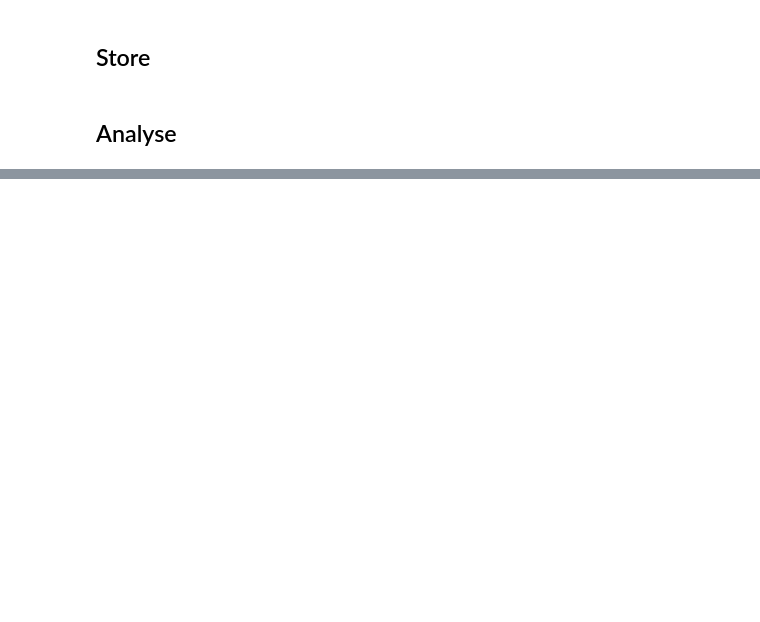
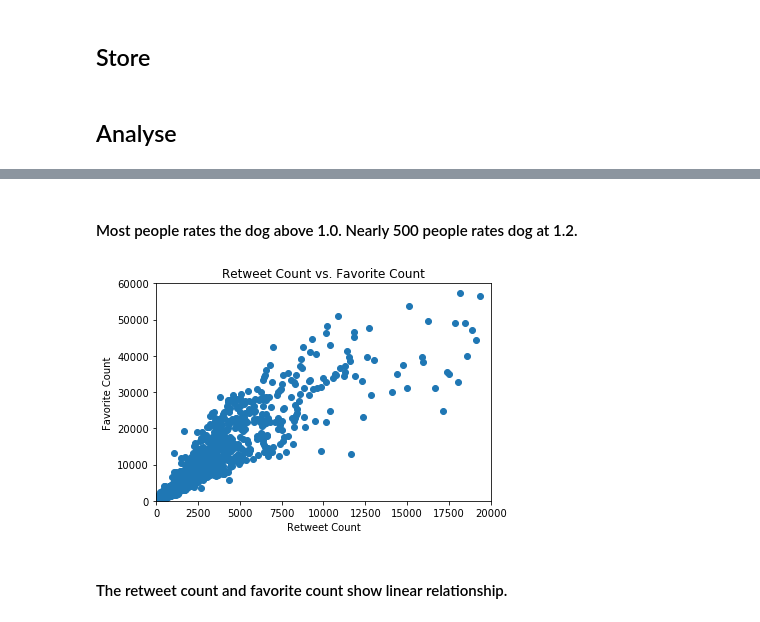
Before and after one commit to michellemao0224/Data-Wrangling, a Jupyter notebook: Project/wrangle_act.ipynb, the cells around one changed output, grey strips where cells are left out. Drawn from its saved outputs; the diff is of its cells as text; code cells hidden in the pictures; blank space fills up the shorter version.

```diff
--- a/Project/wrangle_act.ipynb
+++ b/Project/wrangle_act.ipynb
@@ -492,0 +481,14 @@ df = pd.read_csv('twitter_archive_master.csv')
+# %% [markdown]
+#### Most people rates the dog above 1.0. Nearly 500 people rates dog at 1.2.
+# %%
+plt.scatter(x = archive.retweet_count, y = archive.favorite_count)
+plt.xlim(0, 20000)
+plt.ylim(0, 60000)
+plt.xlabel('Retweet Count');
+plt.ylabel('Favorite Count');
+plt.title('Retweet Count vs. Favorite Count');
+plt.show()
+# %% [output]
+[figure, added]
+# %% [markdown]
+#### The retweet count and favorite count show linear relationship.
```
Also changed, not shown: parts of 13 cells of this notebook, 2 other files.
